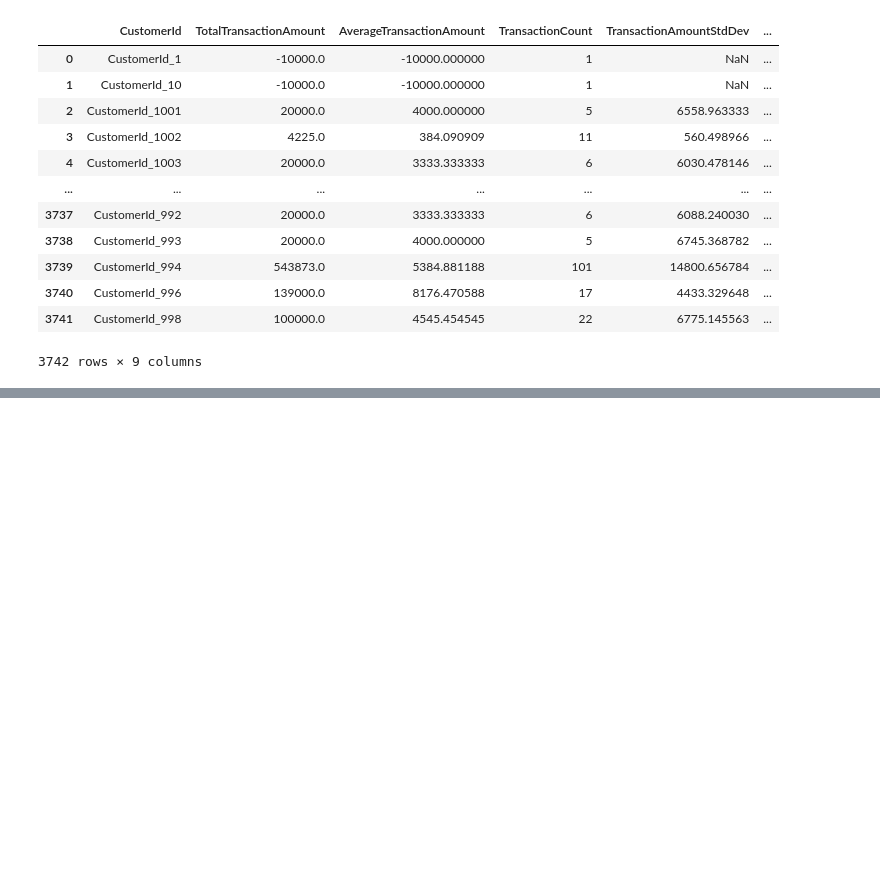
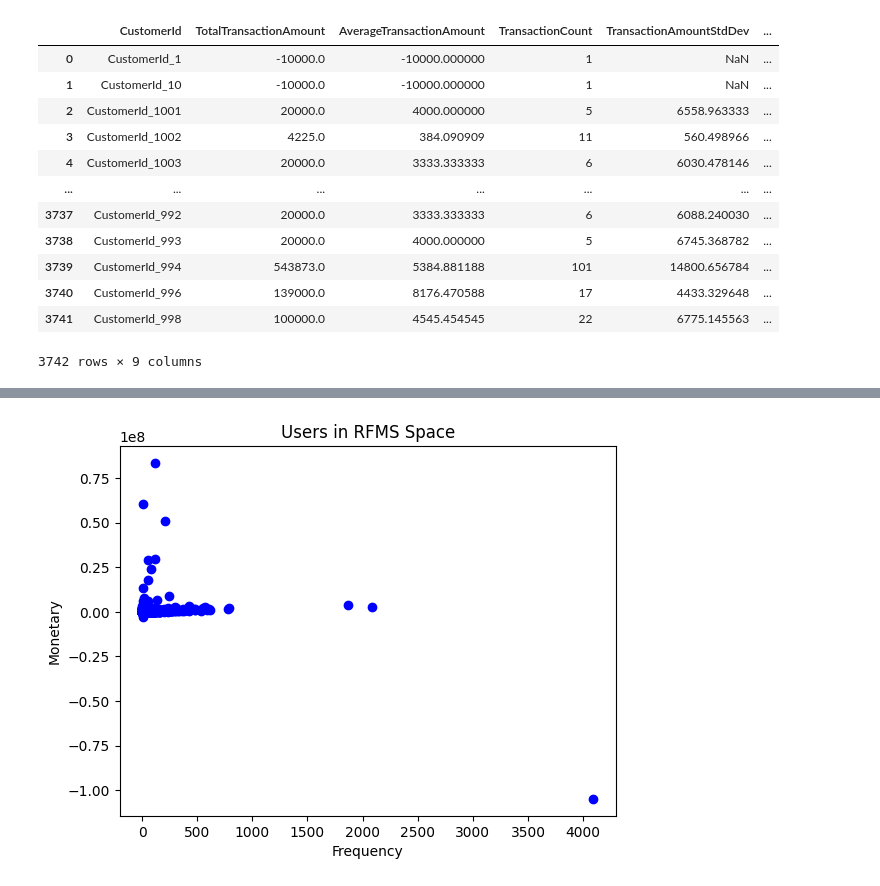
Before and after one commit to Elelanfik/CreditRiskModeling, a Jupyter notebook: Notebook/preprocessing.ipynb, the cells around one changed output, grey strips where cells are left out. Drawn from its saved outputs; the diff is of its cells as text; code cells hidden in the pictures; blank space fills up the shorter version.

```diff
--- a/Notebook/preprocessing.ipynb
+++ b/Notebook/preprocessing.ipynb
@@ -60,0 +130,11 @@ customer_aggregates
+# %%
+from sklearn.preprocessing import MinMaxScaler
+
+# Example: Normalize the 'Amount' and 'Value' columns
+scaler = MinMaxScaler()
+
+# Fit and transform the data to [0, 1] range
+data[['Amount_Normalized', 'Value_Normalized']] = scaler.fit_transform(data[['Amount', 'Value']])
+
+# Display the normalized columns
+data[['Amount_Normalized', 'Value_Normalized']].head()
@@ -60,0 +167,20 @@ customer_aggregates
+# %%
+# Calculate Recency (days since last transaction)
+data['TransactionStartTime'] = pd.to_datetime(data['TransactionStartTime'])
+last_transaction = data.groupby('CustomerId')['TransactionStartTime'].max()
+recency = (data['TransactionStartTime'].max() - last_transaction).dt.days
+
+# Calculate Frequency (number of transactions)
+frequency = data.groupby('CustomerId')['TransactionId'].count()
+
+# Calculate Monetary (total amount spent)
+monetary = data.groupby('CustomerId')['Amount'].sum()
+
+# Calculate Stability (could be standard deviation of transaction amounts)
+stability = data.groupby('CustomerId')['Amount'].std().fillna(0)
+
+# Combine these into a new DataFrame
+rfms = pd.DataFrame({'Recency': recency, 'Frequency': frequency, 'Monetary': monetary, 'Stability': stability})
+
+# Preview the RFMS features
+rfms.head()
@@ -60,0 +195,10 @@ customer_aggregates
+# %%
+import matplotlib.pyplot as plt
+
+plt.scatter(rfms['Frequency'], rfms['Monetary'], c='blue', label='Users')
+plt.xlabel('Frequency')
+plt.ylabel('Monetary')
+plt.title('Users in RFMS Space')
+plt.show()
+# %% [output]
+[figure, added]
```
Also changed, not shown: parts of 20 cells of this notebook.
